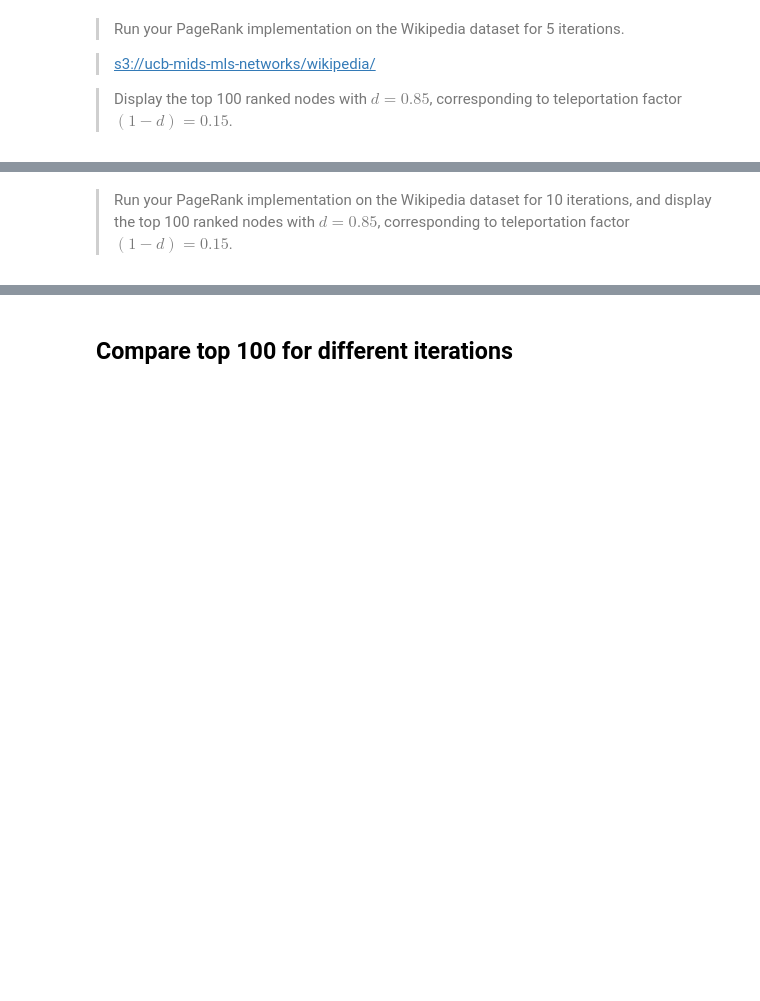
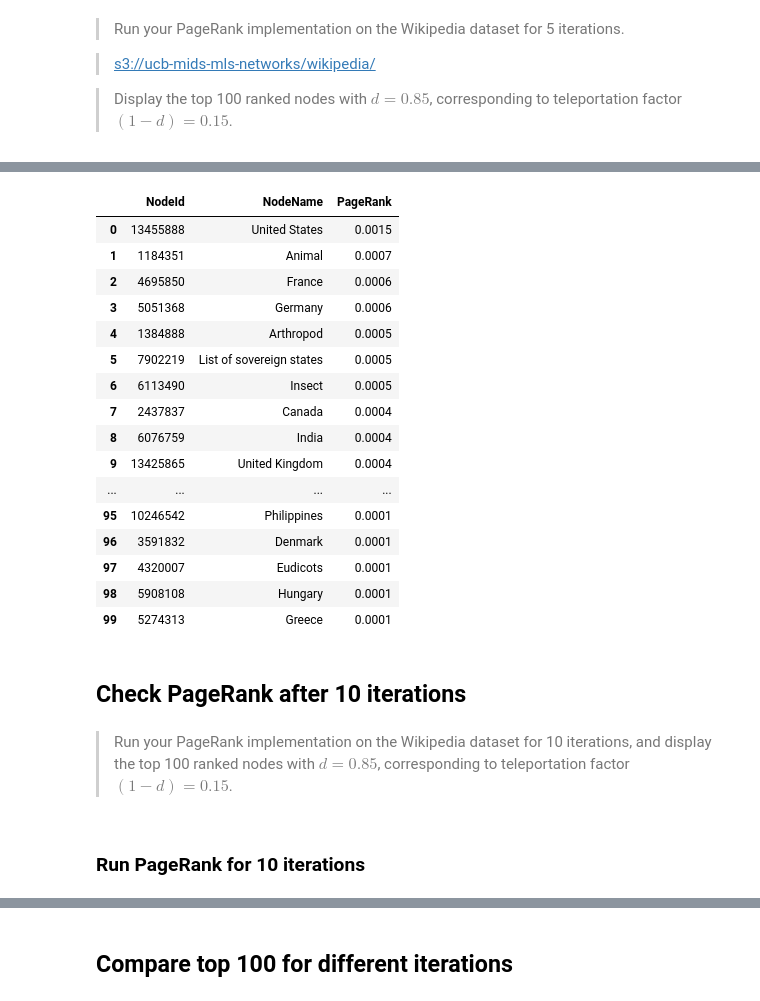
Before and after one commit to mseltz/W261-Fall2016, a Jupyter notebook: Week09/MIDS-W261-2016-HWK-Week09-Dang.ipynb, the cells around one changed output, grey strips where cells are left out. Saved outputs shown, nothing was run; the diff lists cells and outputs as text; code cells hidden in the pictures; blank space fills up the shorter version.

```diff
--- a/Week09/MIDS-W261-2016-HWK-Week09-Dang.ipynb
+++ b/Week09/MIDS-W261-2016-HWK-Week09-Dang.ipynb
@@ -977,0 +1121,29 @@ split_for_hdfs(wikipedia_in)
+# %%
+import pandas
+pandas.set_option('display.precision', 4)
+pandas.set_option('display.max_rows', 200)
+
+"""
+Prints the nodes in the page rank graph by joining on the given indices file. Essentially
+this is a hash join but done outside of MapReduce.
+"""
+def get_page_rank_table(page_rank_graph):
+    node_names = {}
+
+    with open('input/wikipedia/indices.txt') as indices_file:
+        for line in indices_file:
+            node_name, node_id, rest = line.split('\t', 2)
+
+            if node_id in page_rank_graph:
+                node_names[node_id] = node_name
+
+    page_rank_list = [
+        (key, node_names[key], value[0])
+            for key, value in page_rank_graph.iteritems()
+    ]
+
+    sorted_page_rank_list = sorted(page_rank_list, key = lambda x: x[2], reverse = True)
+
+    return pandas.DataFrame(
+        sorted_page_rank_list,
+        columns = ['NodeId', 'NodeName', 'PageRank'])
@@ -988,3 +1197,29 @@ split_for_hdfs(wikipedia_in)
+# %%
+wikipedia_df_05 = get_page_rank_table(top100_wikipedia_page_ranks_05)
+wikipedia_df_05.to_csv('top100_wikipedia_page_ranks_05.csv')
+wikipedia_df_05
+# %% [output]
+|  | NodeId | NodeName | PageRank |
+| 0 | 13455888 | United States | 0.0015 |
+| 1 | 1184351 | Animal | 0.0007 |
+| 2 | 4695850 | France | 0.0006 |
+| 3 | 5051368 | Germany | 0.0006 |
+| 4 | 1384888 | Arthropod | 0.0005 |
+| 5 | 7902219 | List of sovereign states | 0.0005 |
+| 6 | 6113490 | Insect | 0.0005 |
+| 7 | 2437837 | Canada | 0.0004 |
+| 8 | 6076759 | India | 0.0004 |
+| 9 | 13425865 | United Kingdom | 0.0004 |
+| ... | ... | ... | ... |
+| 95 | 10246542 | Philippines | 0.0001 |
+| 96 | 3591832 | Denmark | 0.0001 |
+| 97 | 4320007 | Eudicots | 0.0001 |
+| 98 | 5908108 | Hungary | 0.0001 |
+| 99 | 5274313 | Greece | 0.0001 |
+# %% [markdown]
+## Check PageRank after 10 iterations
 # %% [markdown]
 > Run your PageRank implementation on the Wikipedia dataset for 10 iterations,
 and display the top 100 ranked nodes with $d = 0.85$, corresponding to teleportation factor $(1-d) = 0.15$.
+# %% [markdown]
+### Run PageRank for 10 iterations
```
Also changed, not shown: parts of 45 cells of this notebook.
